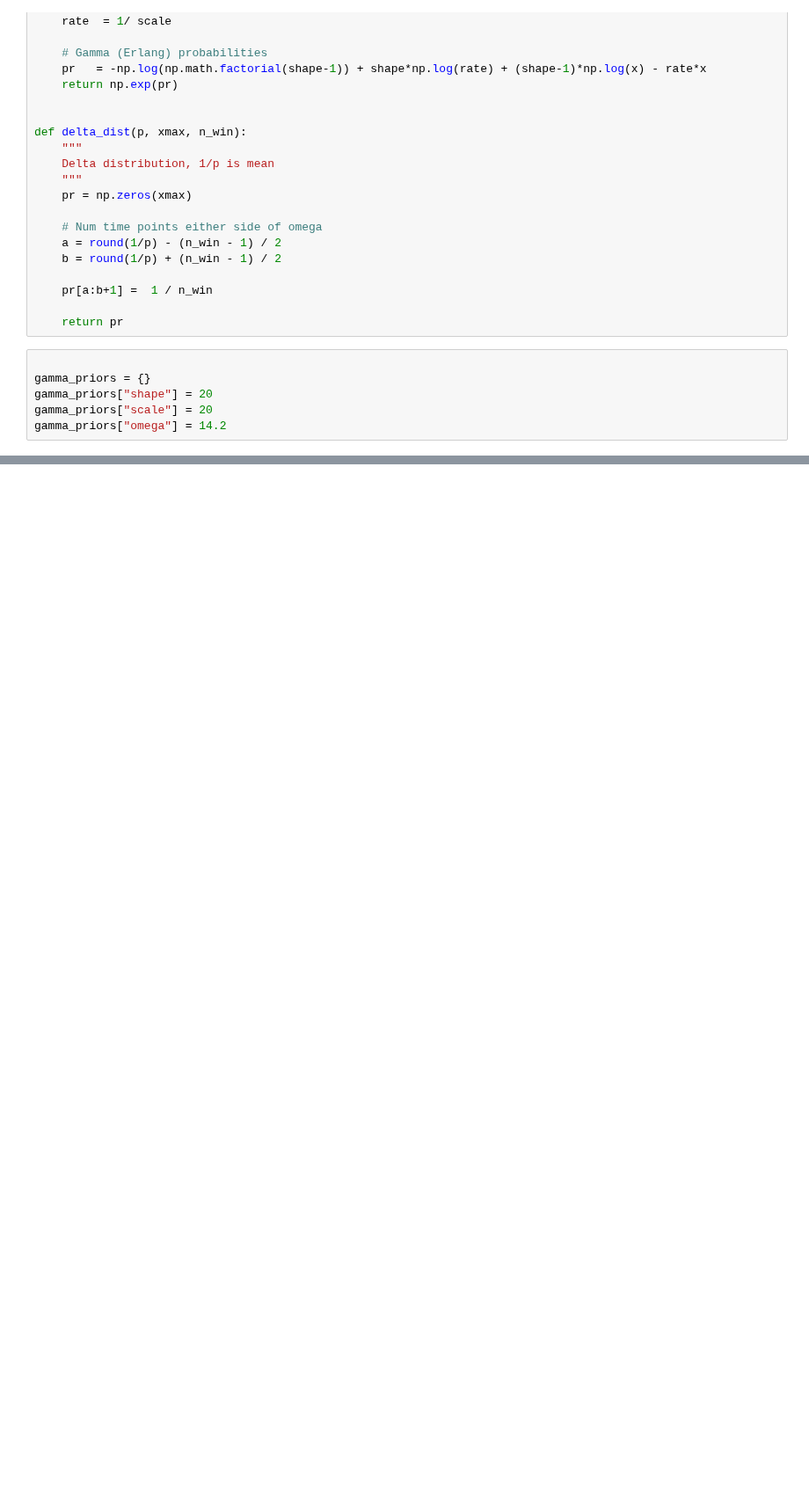
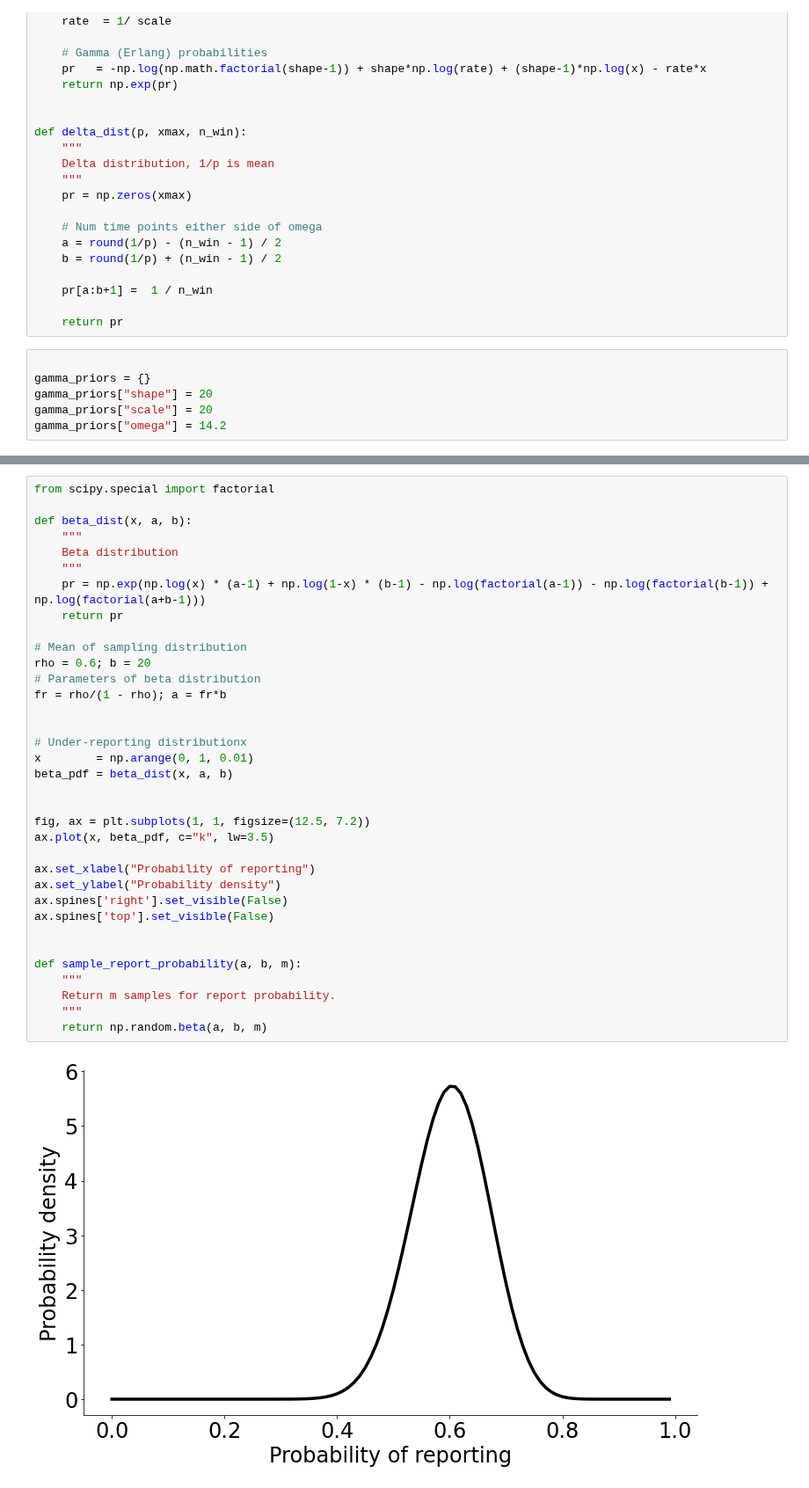
Before and after one commit to ChaosDonkey06/ID_Modeling, a Jupyter notebook: PAPERS/ShamanJournalClub.ipynb, the cells around one changed output, grey strips where cells are left out. Shown at 88% size. Saved outputs shown, nothing was run; the diff lists cells and outputs as text; blank space fills up the shorter version.

```diff
--- a/PAPERS/ShamanJournalClub.ipynb
+++ b/PAPERS/ShamanJournalClub.ipynb
@@ -159,0 +219,37 @@ ax.fill_between(inf_df.index.values, inf_df['low_95'], inf_df['high_95'], alpha=
+# %%
+from scipy.special import factorial
+
+def beta_dist(x, a, b):
+    """
+    Beta distribution
+    """
+    pr = np.exp(np.log(x) * (a-1) + np.log(1-x) * (b-1) - np.log(factorial(a-1)) - np.log(factorial(b-1)) + np.log(factorial(a+b-1)))
+    return pr
+
+# Mean of sampling distribution
+rho = 0.6; b = 20
+# Parameters of beta distribution
+fr = rho/(1 - rho); a = fr*b
+
+
+# Under-reporting distributionx
+x        = np.arange(0, 1, 0.01)
+beta_pdf = beta_dist(x, a, b)
+
+
+fig, ax = plt.subplots(1, 1, figsize=(12.5, 7.2))
+ax.plot(x, beta_pdf, c="k", lw=3.5)
+
+ax.set_xlabel("Probability of reporting")
+ax.set_ylabel("Probability density")
+ax.spines['right'].set_visible(False)
+ax.spines['top'].set_visible(False)
+
+
+def sample_report_probability(a, b, m):
+    """
+    Return m samples for report probability.
+    """
+    return np.random.beta(a, b, m)
+# %% [output]
+[figure, added]
```
Also changed, not shown: parts of 12 cells of this notebook, 3 other files.
